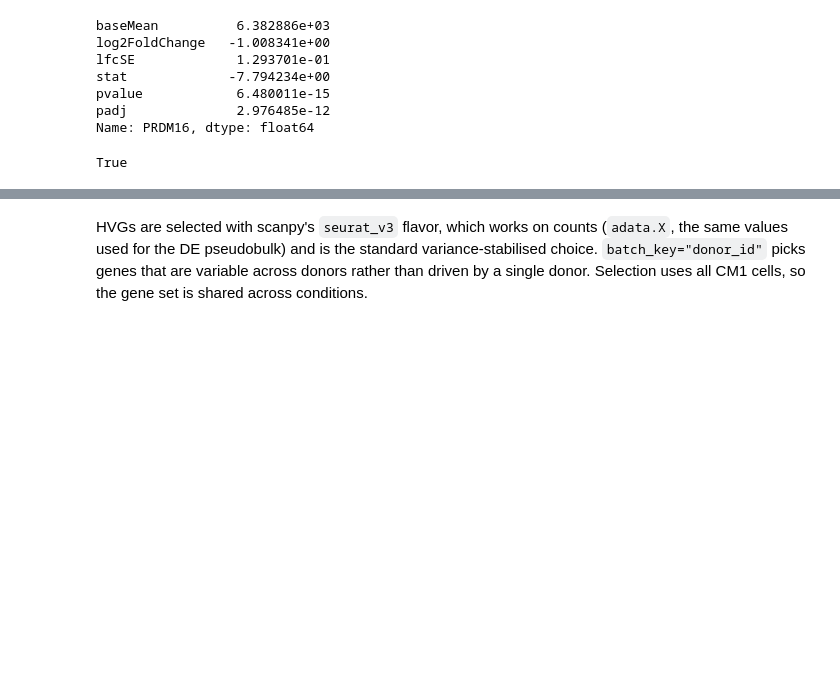
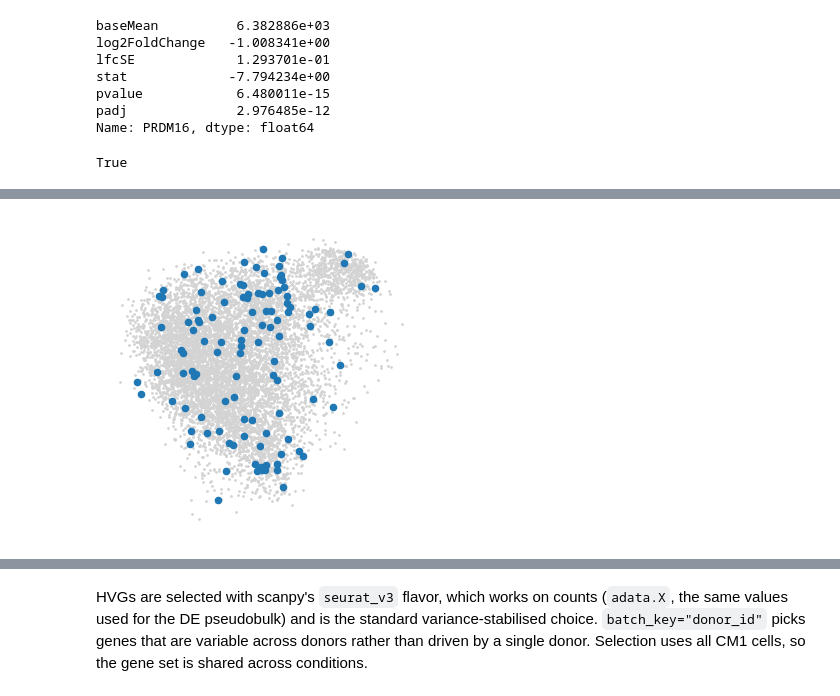
Before and after one commit to JKirkLab/sc-analysis, a Jupyter notebook: sc_analysis.ipynb, the cells around one changed output, grey strips where cells are left out. Cells and saved outputs as stored; diff of their text form; code cells hidden in the pictures; blank space fills up the shorter version.

```diff
--- a/sc_analysis.ipynb
+++ b/sc_analysis.ipynb
@@ -390,0 +451,4 @@ True
+# %%
+raw_ad = sc.AnnData(nf_ad.X)
+raw_ad.obs_names, raw_ad.var_names = nf_ad.obs_names, nf_ad.var_names
+nf_ad.raw = raw_ad
@@ -390,0 +471,8 @@ True
+# %%
+donor_id = nf_ad.obs["donor_id"].value_counts().index[0]
+
+test_ad = nf_ad[nf_ad.obs["donor_id"] == donor_id].copy()
+
+print("Donor:", donor_id)
+print("Shape:", test_ad.shape)
+print("Available embeddings:", list(test_ad.obsm.keys()))
@@ -390,0 +564,5 @@ True
+# %%
+# Plot the initilization to ensure they are spread across phenotypic space
+SEACells.plot.plot_initialization(test_ad, model)
+# %% [output]
+[figure, added]
```
Also changed, not shown: parts of 67 cells of this notebook.
